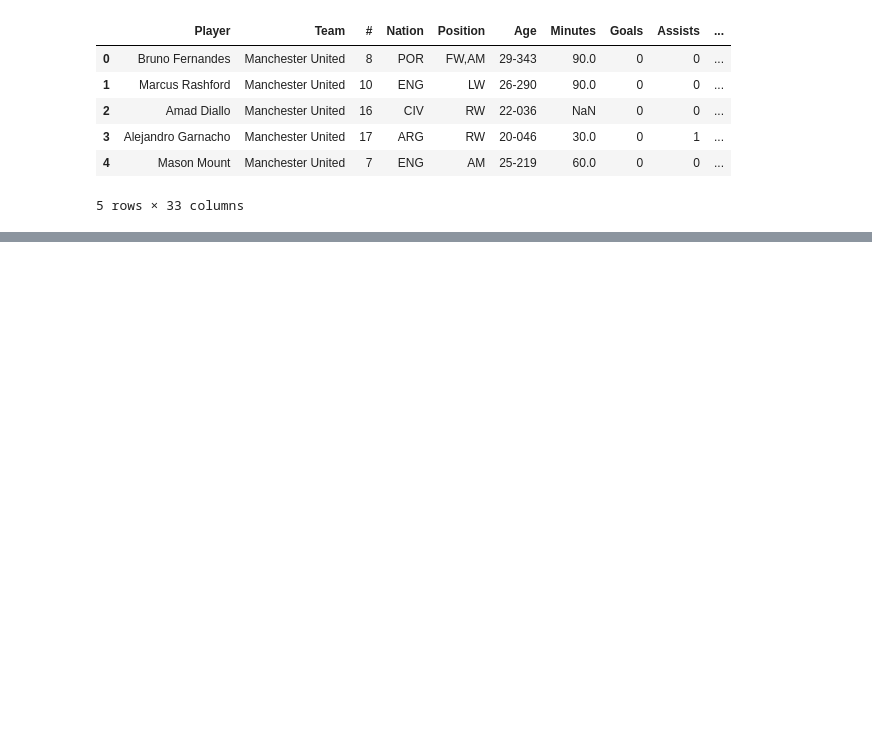
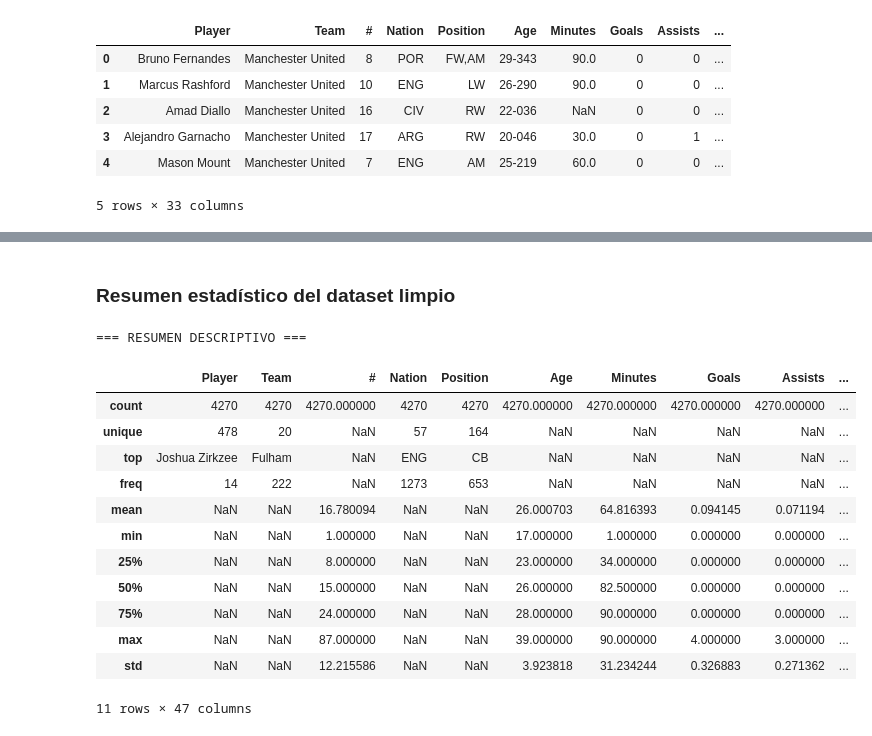
Before and after one commit to VictorRNavarro/Premier_League, a Jupyter notebook: src/notebooks/01_EDA.ipynb, the cells around one changed output, grey strips where cells are left out. Drawn from its saved outputs; the diff is of its cells as text; code cells hidden in the pictures; blank space fills up the shorter version.

```diff
--- a/src/notebooks/01_EDA.ipynb
+++ b/src/notebooks/01_EDA.ipynb
@@ -105,0 +178,19 @@ df.describe(include="all")
+# %% [markdown]
+### Resumen estadístico del dataset limpio
+# %%
+eda.resumen_descriptivo()
+# %% [output]
+=== RESUMEN DESCRIPTIVO ===
+|  | Player | Team | # | Nation | Position | Age | Minutes | Goals | Assists | ... |
+| count | 4270 | 4270 | 4270.000000 | 4270 | 4270 | 4270.000000 | 4270.000000 | 4270.000000 | 4270.000000 | ... |
+| unique | 478 | 20 | NaN | 57 | 164 | NaN | NaN | NaN | NaN | ... |
+| top | Joshua Zirkzee | Fulham | NaN | ENG | CB | NaN | NaN | NaN | NaN | ... |
+| freq | 14 | 222 | NaN | 1273 | 653 | NaN | NaN | NaN | NaN | ... |
+| mean | NaN | NaN | 16.780094 | NaN | NaN | 26.000703 | 64.816393 | 0.094145 | 0.071194 | ... |
+| min | NaN | NaN | 1.000000 | NaN | NaN | 17.000000 | 1.000000 | 0.000000 | 0.000000 | ... |
+| 25% | NaN | NaN | 8.000000 | NaN | NaN | 23.000000 | 34.000000 | 0.000000 | 0.000000 | ... |
+| 50% | NaN | NaN | 15.000000 | NaN | NaN | 26.000000 | 82.500000 | 0.000000 | 0.000000 | ... |
+| 75% | NaN | NaN | 24.000000 | NaN | NaN | 28.000000 | 90.000000 | 0.000000 | 0.000000 | ... |
+| max | NaN | NaN | 87.000000 | NaN | NaN | 39.000000 | 90.000000 | 4.000000 | 3.000000 | ... |
+| std | NaN | NaN | 12.215586 | NaN | NaN | 3.923818 | 31.234244 | 0.326883 | 0.271362 | ... |
+11 rows × 47 columns
```
Also changed, not shown: parts of 25 cells of this notebook, 2 other files.
